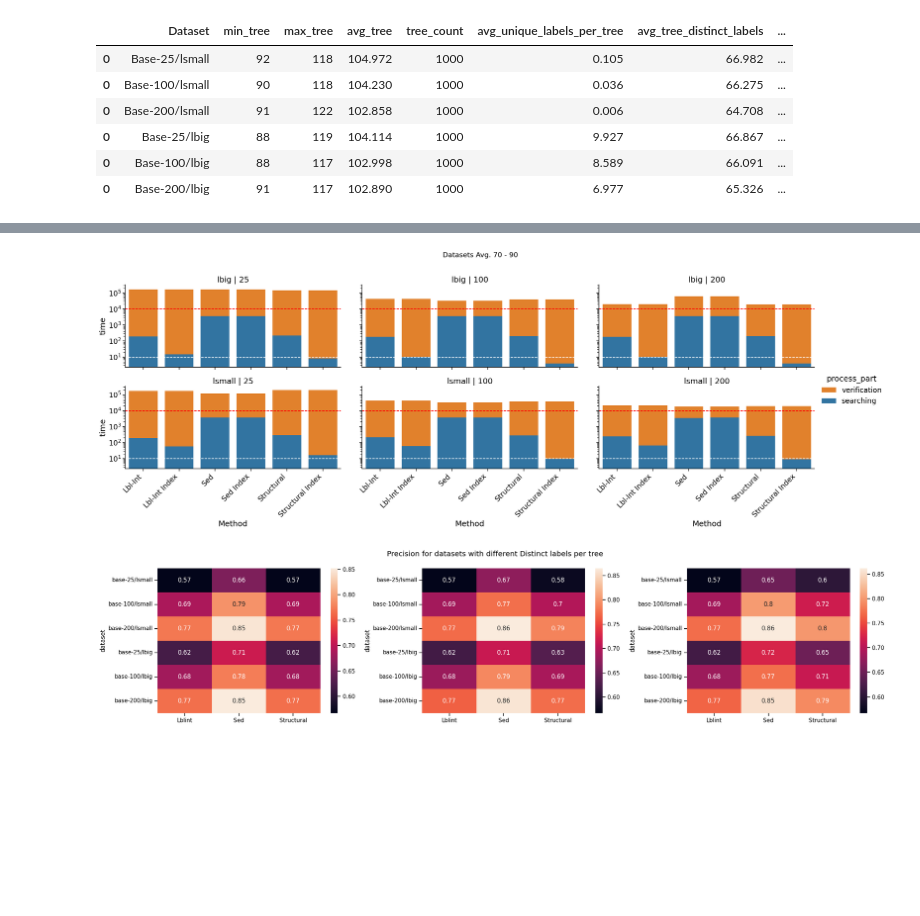
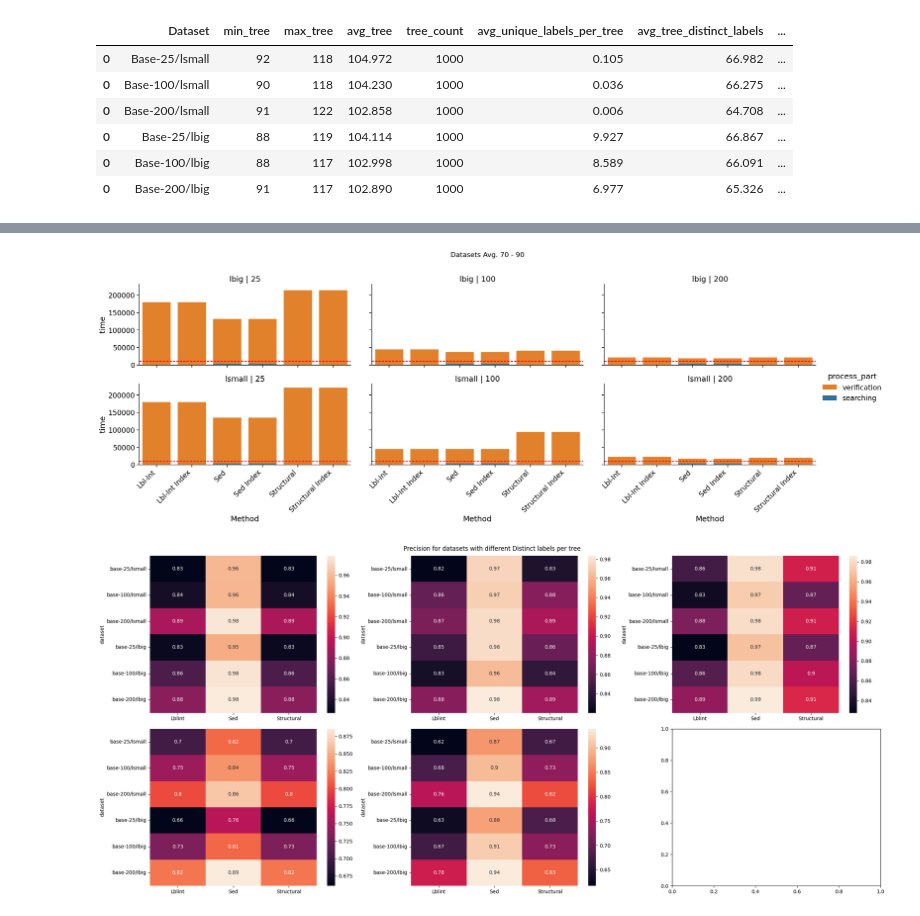
Before and after one commit to LukMRVC/tree-statistics, a Jupyter notebook: gen-datasets.ipynb, the cells around one changed output, grey strips where cells are left out. Cells and saved outputs as stored; diff of their text form; code cells hidden in the pictures; blank space fills up the shorter version.

```diff
--- a/gen-datasets.ipynb
+++ b/gen-datasets.ipynb
@@ -98,7 +100,7 @@ def get_precision_and_verification_for_ds(basepath: str, cdf: pd.DataFrame) -> (
         times_ = []
         methods = ['Lbl-Int Index', 'Lbl-Int', 'Sed Index', 'Sed', 'Structural Index', 'Structural']
         for mtd in ('Lblint', 'Sed', 'Structural'):
-            verification_path = join('resources/workloads/generated', ds, f'{mtd.lower()}-verified.txt')
+            verification_path = join(basepath, ds, f'{mtd.lower()}-verified.txt')
             candidate_count = cdf[mtd][ds]
 
             with open(verification_path) as f:
@@ -191,6 +193,7 @@ def get_plot_data_ds(basepath: str) -> PlotData:
         columns='process_part',
         values='Time'
     ).reset_index()
+    plot_data['total'] = plot_data['searching'] + plot_data['verification']
 
     return PlotData(
         pdf = pdf,
@@ -469,7 +609,7 @@ g = sns.FacetGrid(
     )
 g = (g.map(sns.barplot, 'Method', 'time', errorbar = None, order=order).add_legend())
 
-g.set(yscale='log')
+# g.set(yscale='log')
 
 # Increase font size for titles, labels, and ticks
 g.set_titles('{row_name} | {col_name}')   # Increase font size of titles
@@ -494,19 +634,23 @@ for ax in g.axes.flat:
 plt.show()
 sns.set_context("notebook", font_scale=1)
 # %% [output]
-[figure, old version]
+[figure, new version]
 # %%
-data1: PlotData = get_plot_data_ds('resources/workloads/generated-10-20')
-data3: PlotData = get_plot_data_ds('resources/workloads/generated-30-50')
-data7: PlotData = get_plot_data_ds('resources/workloads/generated-70-90')
+data10: PlotData = get_plot_data_ds('resources/workloads/generated-10-20')
+data30: PlotData = get_plot_data_ds('resources/workloads/generated-30-50')
+data70: PlotData = get_plot_data_ds('resources/workloads/generated-70-90')
+data1: PlotData = get_plot_data_ds('resources/workloads/generated-1-5')
+data150: PlotData = get_plot_data_ds('resources/workloads/generated-150-200')
 # %%
-fig, axes = plt.subplots(1, 3, figsize=(22, 5))
-hp1 = plot_precision(data1.pdf, axes[0])
-hp2 = plot_precision(data3.pdf, axes[1])
-hp3 = plot_precision(data7.pdf, axes[2])
+fig, axes = plt.subplots(2, 3, figsize=(22, 10))
+hp1 = plot_precision(data10.pdf, axes[0][0])
+hp2 = plot_precision(data30.pdf, axes[0][1])
+hp3 = plot_precision(data70.pdf, axes[0][2])
+hp4 = plot_precision(data1.pdf, axes[1][0])
+hp5 = plot_precision(data150.pdf, axes[1][1])
 
 fig.suptitle('Precision for datasets with different Distinct labels per tree')
 fig.tight_layout()
 # hp1
 # %% [output]
-[figure, old version]
+[figure, new version]
```
Also changed, not shown: parts of 25 cells of this notebook, 1 other file.
